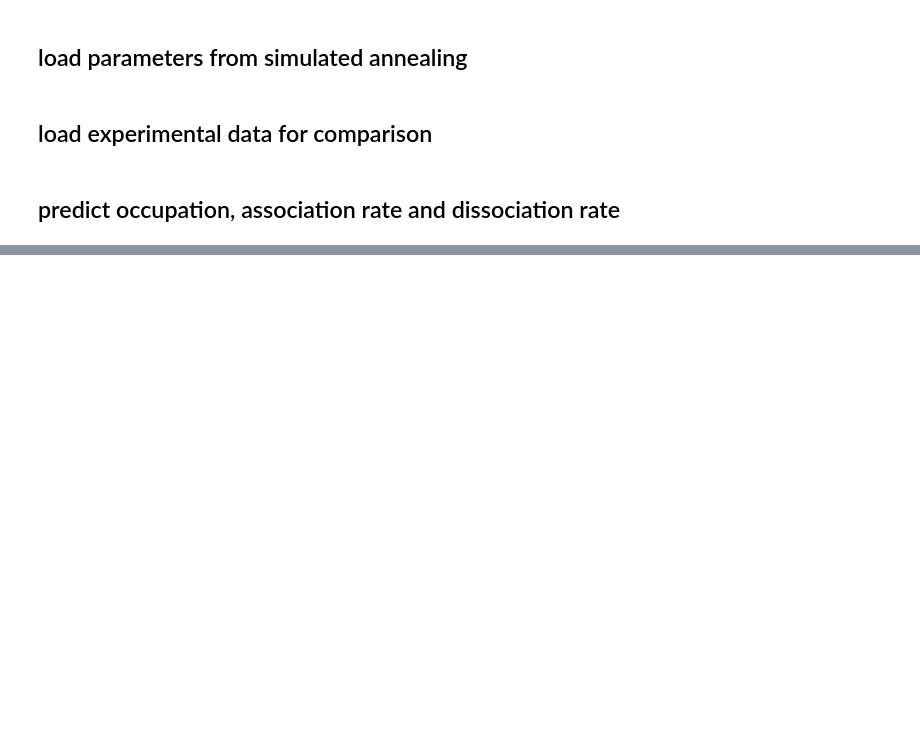
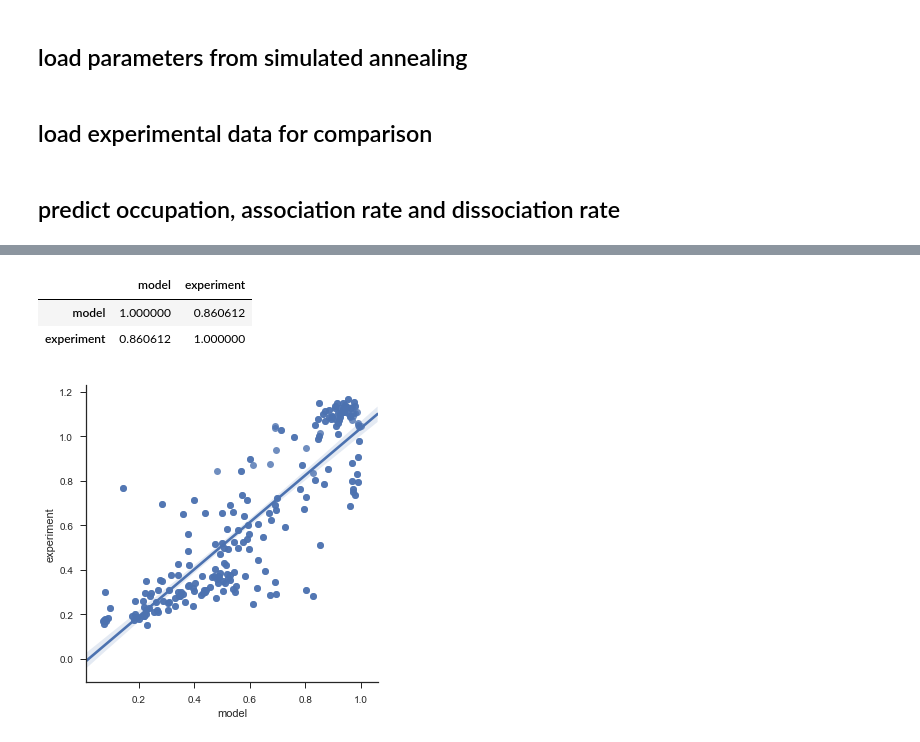
Before and after one commit to martin-depken/Energy-Landscape, a Jupyter notebook: code_Boyle/view results simulated annealing .ipynb, the cells around one changed output, grey strips where cells are left out. Drawn from its saved outputs; the diff is of its cells as text; code cells hidden in the pictures; blank space fills up the shorter version.

```diff
--- a/code_Boyle/view results simulated annealing .ipynb
+++ b/code_Boyle/view results simulated annealing .ipynb
@@ -130,0 +153,11 @@ plt.bar([i+1 for i in range(20)],epsilon_I)
+# %%
+df = pd.DataFrame()
+df['model'] = Pbound_predict.reshape((400,))
+df['experiment'] = Pbound.reshape((400,))
+sns.lmplot(x='model',y='experiment',data=df)
+df.corr(method='pearson')
+# %% [output]
+|  | model | experiment |
+| model | 1.000000 | 0.860612 |
+| experiment | 0.860612 | 1.000000 |
+[figure, added]
```
Also changed, not shown: parts of 13 cells of this notebook.
